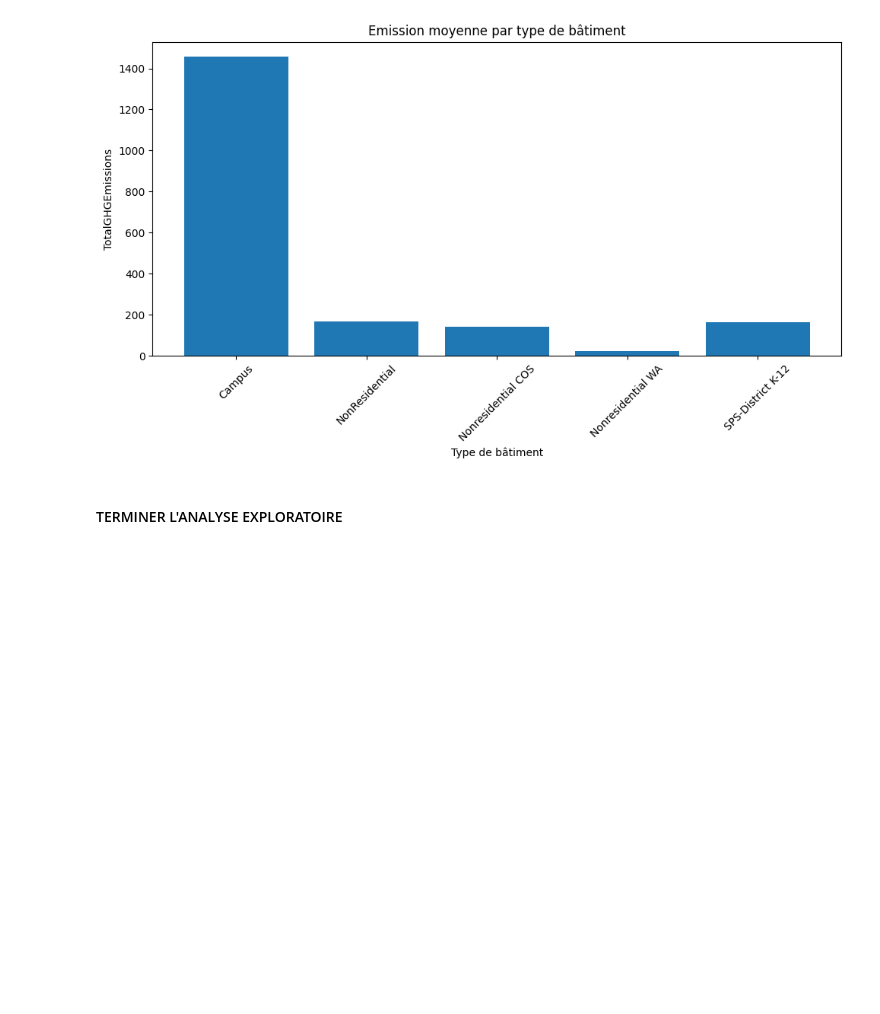
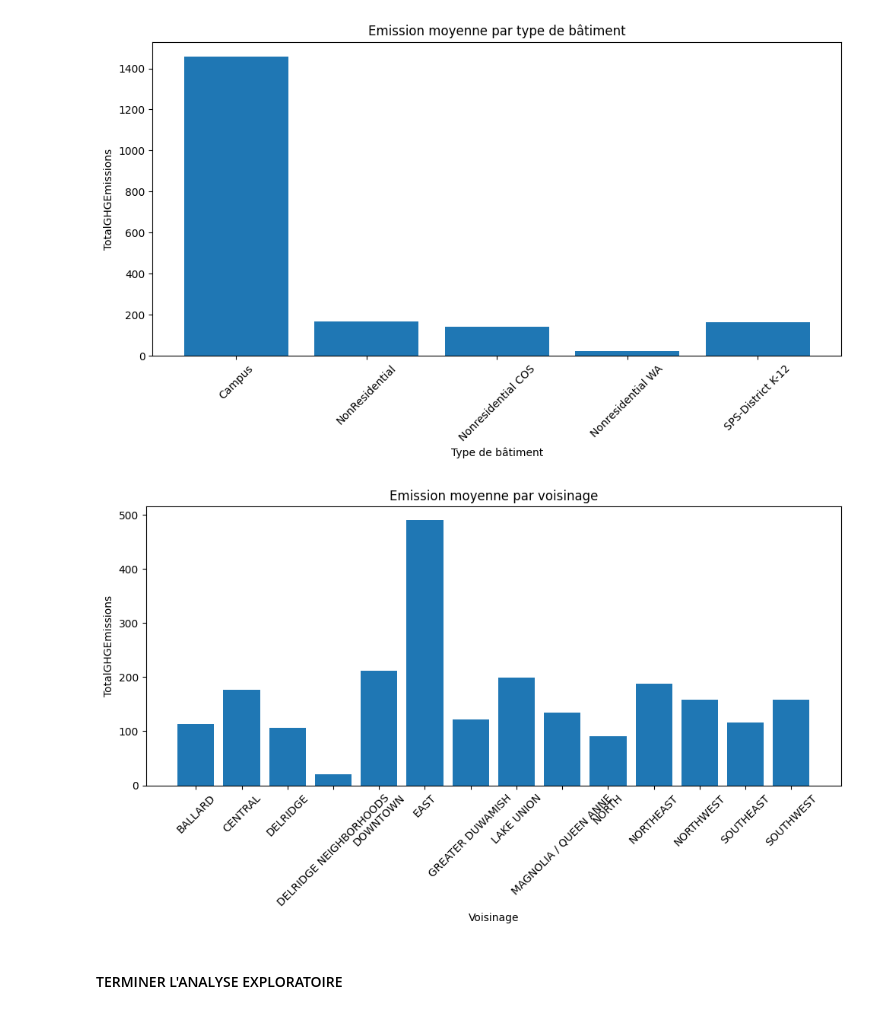
Before and after one commit to seiyakazana/opc_batimentML, a Jupyter notebook: notebook/template_modelistation_supervisee.ipynb, the cells around one changed output. Cells and saved outputs as stored; diff of their text form; code cells hidden in the pictures; blank space fills up the shorter version.

```diff
--- a/notebook/template_modelistation_supervisee.ipynb
+++ b/notebook/template_modelistation_supervisee.ipynb
@@ -96,6 +43,6 @@ building_consumption.shape
 # %%
 # On enleve les colonnes non pertinentes pour notre analyse
-columns_to_remove = ['OSEBuildingID','DataYear', 'PropertyName', 'Address', 'City', 'State', 'ZipCode', 'TaxParcelIdentificationNumber', 'CouncilDistrictCode', 'Latitude', 'Longitude','Comments','DefaultData','YearsENERGYSTARCertified','PrimaryPropertyType']
+columns_to_remove = ['OSEBuildingID','DataYear', 'PropertyName', 'Address','ZipCode', 'City', 'State', 'TaxParcelIdentificationNumber', 'CouncilDistrictCode', 'Latitude', 'Longitude','Comments','DefaultData','YearsENERGYSTARCertified','PrimaryPropertyType']
 building_consumption = building_consumption.drop(columns=columns_to_remove)
 # %%
 # On regarde le nombre de valeurs manquantes par colonne ainsi que leur type
@@ -125,7 +72,6 @@ colonne target = TotalGHG Emissions
 building_consumption = building_consumption.dropna(subset=['TotalGHGEmissions'])
 building_consumption = building_consumption.dropna(subset=['Electricity(kWh)'])
 building_consumption = building_consumption.dropna(subset=['LargestPropertyUseType'])
-building_consumption['NumberofBuildings'] = building_consumption['NumberofBuildings'].fillna(0)
 building_consumption['Outlier'] = building_consumption['Outlier'].fillna('')
 # %%
 #valeurs aberantes (energie négative ou égale à Zero)
@@ -331,3 +217,19 @@ plt.show()
+# %%
+# Moyennes Emission par neighborhoods
+moyennes = building_consumption.groupby("Neighborhood")["TotalGHGEmissions"].mean()
+
+plt.figure(figsize=(10, 6))
+
+plt.bar(moyennes.index, moyennes.values)
+plt.xlabel("Voisinage")
+plt.ylabel("TotalGHGEmissions")
+plt.title("Emission moyenne par voisinage")
+
+plt.xticks(rotation=45)
+plt.tight_layout()
+plt.show()
+# %% [output]
+[figure, added]
 # %% [markdown]
 #### TERMINER L'ANALYSE EXPLORATOIRE
 # %% [markdown]
```
Also changed, not shown: parts of 38 cells of this notebook.
